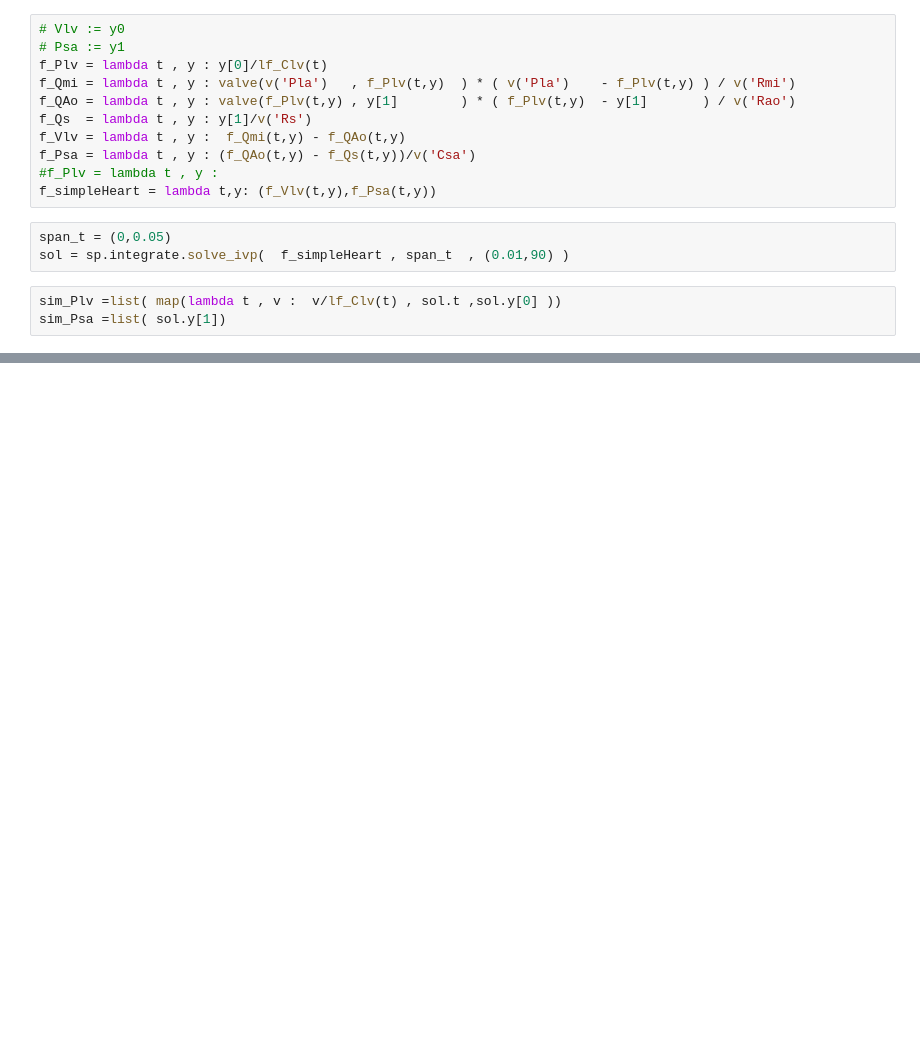
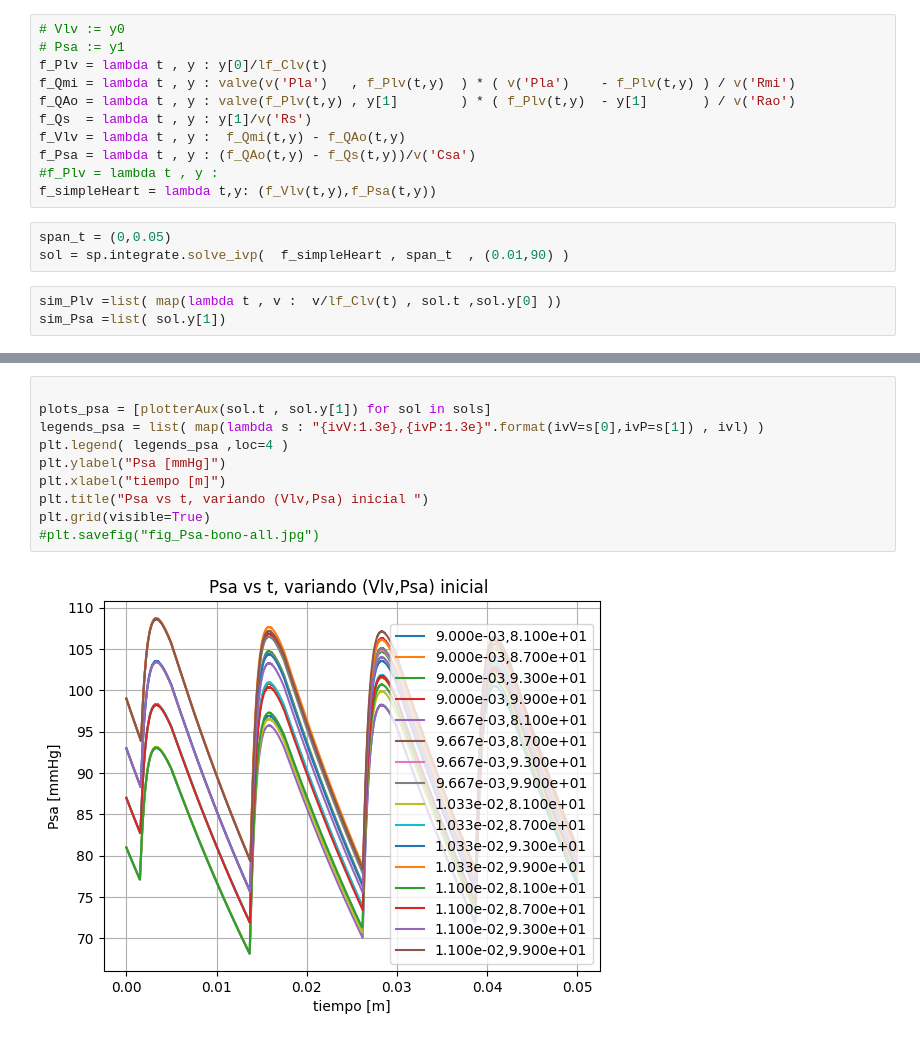
Before and after one commit to hxdvka/MiBio, a Jupyter notebook: FisioLab/cardio2/bono.ipynb, the cells around one changed output, grey strips where cells are left out. Drawn from its saved outputs; the diff is of its cells as text; blank space fills up the shorter version.

```diff
--- a/FisioLab/cardio2/bono.ipynb
+++ b/FisioLab/cardio2/bono.ipynb
@@ -187,0 +306,12 @@ ivl = (product(ivl_vlv, ivl_psa))
+# %%
+
+plots_psa = [plotterAux(sol.t , sol.y[1]) for sol in sols]
+legends_psa = list( map(lambda s : "{ivV:1.3e},{ivP:1.3e}".format(ivV=s[0],ivP=s[1]) , ivl) )
+plt.legend( legends_psa ,loc=4 )
+plt.ylabel("Psa [mmHg]")
+plt.xlabel("tiempo [m]")
+plt.title("Psa vs t, variando (Vlv,Psa) inicial ")
+plt.grid(visible=True)
+#plt.savefig("fig_Psa-bono-all.jpg")
+# %% [output]
+[figure, added]
```
Also changed, not shown: parts of 12 cells of this notebook, 4 other files.
